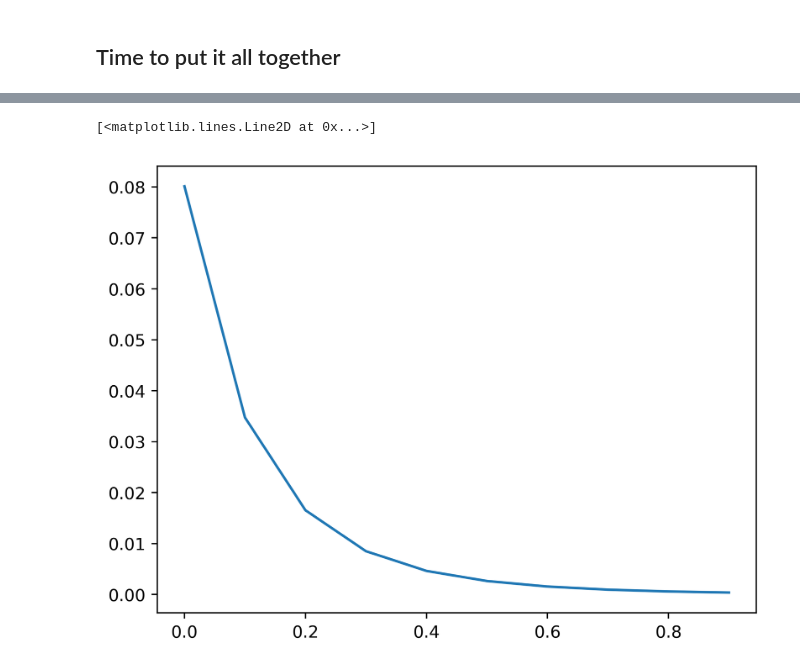
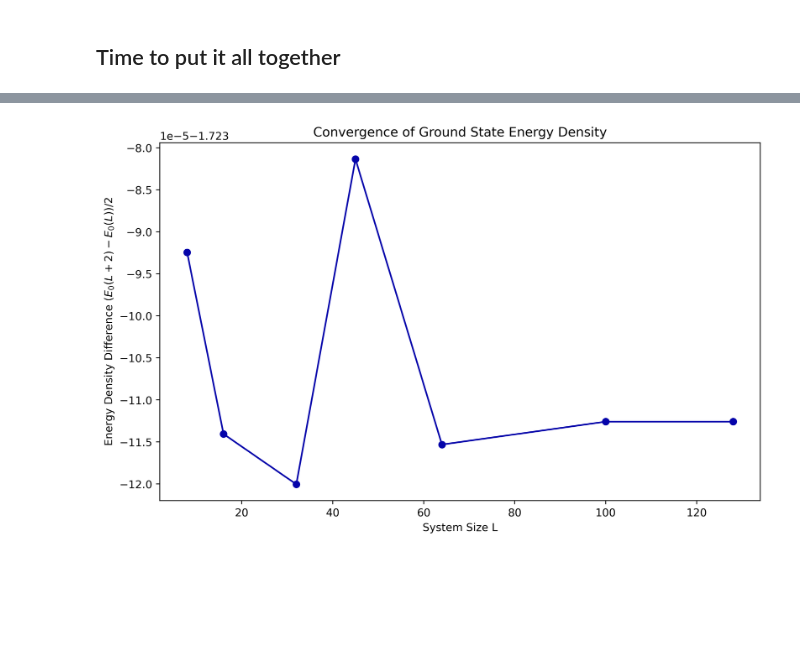
Before and after one commit to Abhiram2006/ph121c-hwk4, a Jupyter notebook: assign4/imaginary-time-evolution.ipynb, the cells around one changed output, grey strips where cells are left out. Cells and saved outputs as stored; diff of their text form; code cells hidden in the pictures; blank space fills up the shorter version.

```diff
--- a/assign4/imaginary-time-evolution.ipynb
+++ b/assign4/imaginary-time-evolution.ipynb
@@ -240,11 +240,3 @@ def expectation_value_energy(ket, hx, hz, J):
     norm = inner_product(ket, ket)
 
     return energy/norm
-# %%
-L = 12
-psi0 = np.array([[1], [0]])
-psi = psi0
-for i in range(L-1):
-    psi = np.kron(psi, psi0)
-
-print(expectation_value_energy(mps(psi, 1), -1.05, 0.5, 1))
@@ -539,5 +595,48 @@ Ts = np.arange(0, t, dt)
+# %%
+ground_state_energy, evolved_ket, energies, canonical_tracker = ground_state(0.001, J, hx, hz, ket, chi, 1e-10, 100000)
+print(ground_state_energy)
+# %%
+J = 1
+hx = -1.05
+hz = 0.5
+periodic = False
+dt = 0.01
+chi = 16
+
+system_sizes = [4, 8, 16, 32, 45, 64, 100, 128]
+energy_densities = []
+x = 2
+
+for L in system_sizes:
+
+    ket = ferromagnetic_state_MPS(L-x)
+    energy1, _, _, _ = ground_state(dt, J, hx, hz, ket, chi, 1e-6, max_iterations=2000)
+    ket = ferromagnetic_state_MPS(L)
+    energy2, evolved_ket, _, canonical_tracker = ground_state(dt, J, hx, hz, ket, chi, 1e-6, max_iterations=2000)
+    energy_densities.append((energy2-energy1)/x)
+# %%
+plt.figure(figsize=(10, 6))
+plt.plot(system_sizes[1:], energy_densities[1:], marker='o', color='xkcd:royal blue')
+plt.xlabel('System Size L')
+plt.ylabel(r'Energy Density Difference $(E_0(L+2)-E_0(L))/2$')
+plt.title('Convergence of Ground State Energy Density')
+plt.savefig(os.path.join(directory, 'density_convergence.png'), dpi=400)
+plt.show()
+# %% [output]
+[figure, added]
 # %%
-plt.plot(Ts, np.diff(np.real(energies))/np.array(energies)[1:])
+def expectation_value_Czz(r, evolved_ket, canonical_tracker):
+
+
+    S = np.diag(canonical_tracker[2][1])
+
+    ket = [np.copy(k) for k in evolved_ket]
+
+    Z = np.array([[1,0],[0,-1]])
+
+    Czzket = [np.copy(k) for k in ket]
+
+    Czzket[0] = np.einsum('ij,kim->kjm', Z, Czzket[0])
+    Czzket[r] =np.einsum('ij,kim->kjm', Z, Czzket[r])
+
+    return inner_product(ket, Czzket)/(inner_product(ket, ket))
-# %% [output]
-[<matplotlib.lines.Line2D at 0x...>]
-[figure, removed]
```
Also changed, not shown: parts of 36 cells of this notebook, 12 other files.
